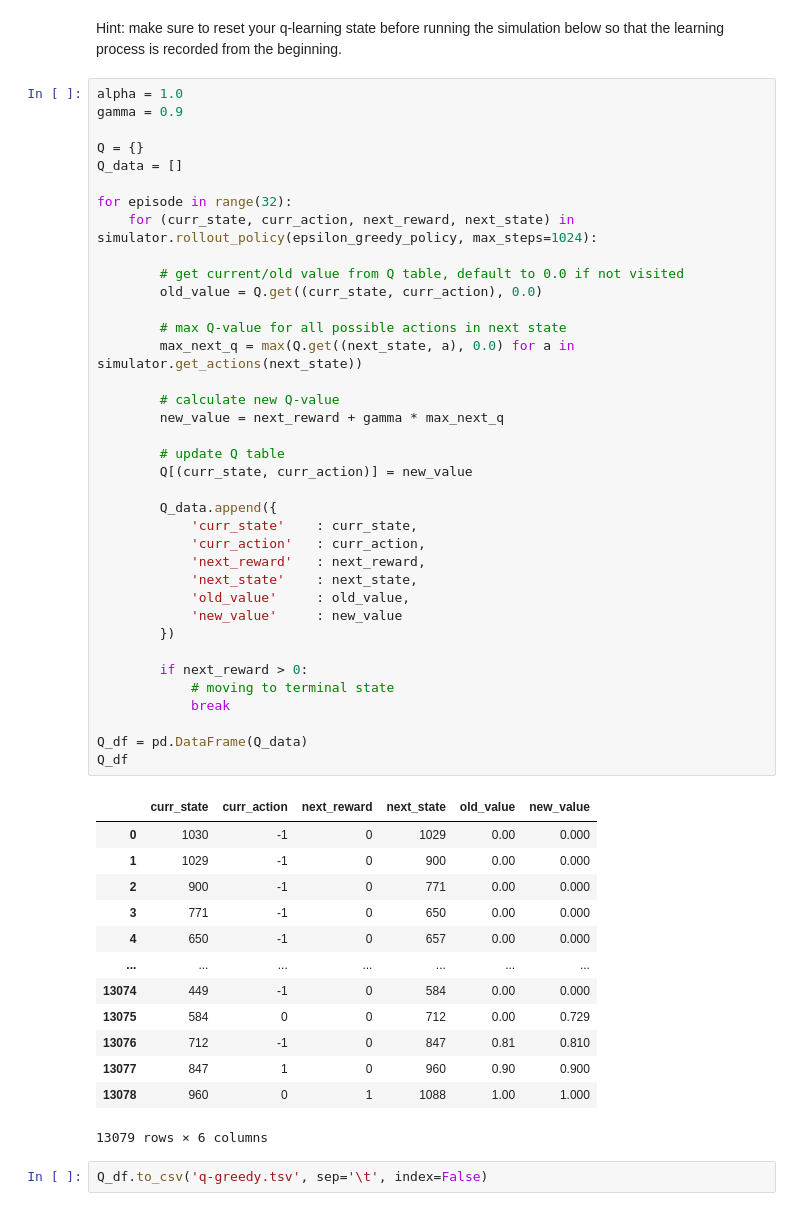
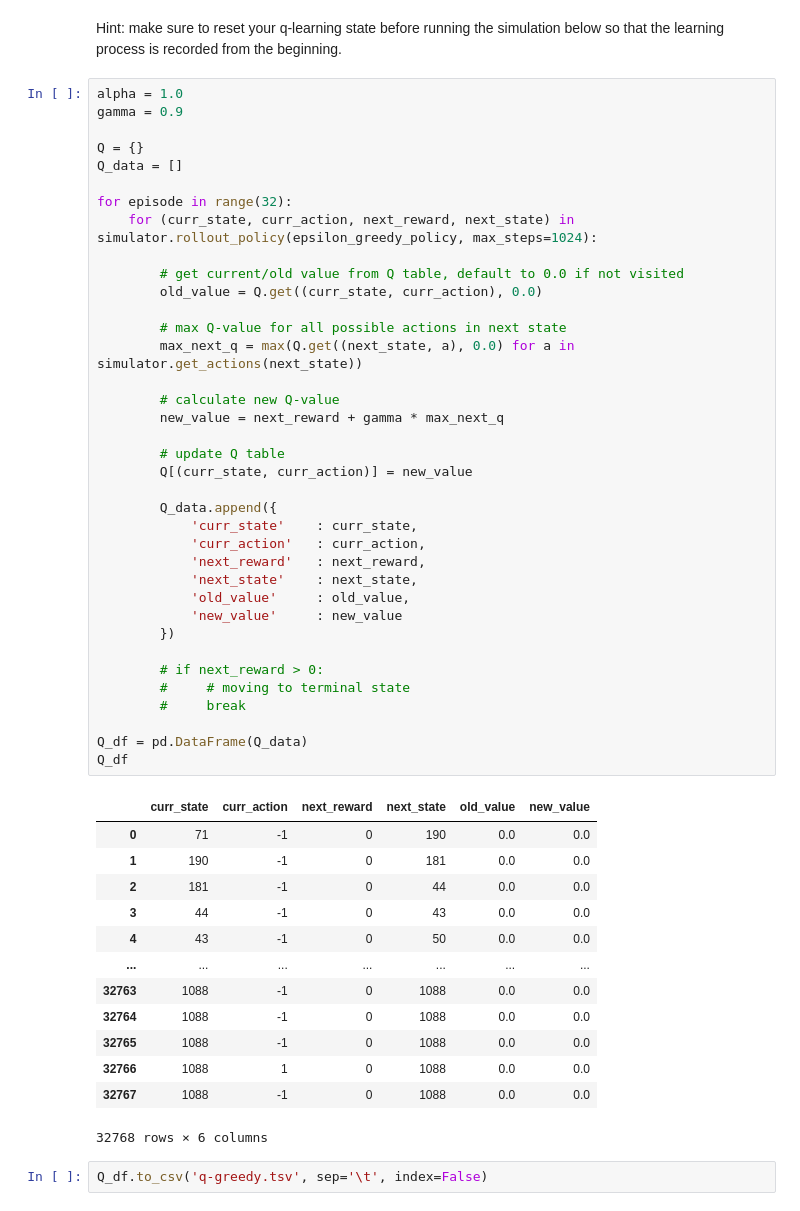
Before and after one commit to aidandig/dx704-project-08, a Jupyter notebook: dx704-project-08.ipynb, the cells around one changed output. Cells and saved outputs as stored; diff of their text form.

Commit message:
P3 fix break

```diff
--- a/dx704-project-08.ipynb
+++ b/dx704-project-08.ipynb
@@ -252,48 +252,48 @@ Q_data = []
 
 for episode in range(32):
     for (curr_state, curr_action, next_reward, next_state) in simulator.rollout_policy(epsilon_greedy_policy, max_steps=1024):
 
         # get current/old value from Q table, default to 0.0 if not visited
         old_value = Q.get((curr_state, curr_action), 0.0)
 
         # max Q-value for all possible actions in next state
         max_next_q = max(Q.get((next_state, a), 0.0) for a in simulator.get_actions(next_state))
 
         # calculate new Q-value
         new_value = next_reward + gamma * max_next_q
 
         # update Q table
         Q[(curr_state, curr_action)] = new_value
 
         Q_data.append({
             'curr_state'    : curr_state,
             'curr_action'   : curr_action,
             'next_reward'   : next_reward,
             'next_state'    : next_state,
             'old_value'     : old_value,
             'new_value'     : new_value
         })
 
-        if next_reward > 0:
-            # moving to terminal state
-            break
+        # if next_reward > 0:
+        #     # moving to terminal state
+        #     break
 
 Q_df = pd.DataFrame(Q_data)
 Q_df
 # %% [output]
 |  | curr_state | curr_action | next_reward | next_state | old_value | new_value |
-| 0 | 1030 | -1 | 0 | 1029 | 0.00 | 0.000 |
-| 1 | 1029 | -1 | 0 | 900 | 0.00 | 0.000 |
-| 2 | 900 | -1 | 0 | 771 | 0.00 | 0.000 |
-| 3 | 771 | -1 | 0 | 650 | 0.00 | 0.000 |
-| 4 | 650 | -1 | 0 | 657 | 0.00 | 0.000 |
+| 0 | 71 | -1 | 0 | 190 | 0.0 | 0.0 |
+| 1 | 190 | -1 | 0 | 181 | 0.0 | 0.0 |
+| 2 | 181 | -1 | 0 | 44 | 0.0 | 0.0 |
+| 3 | 44 | -1 | 0 | 43 | 0.0 | 0.0 |
+| 4 | 43 | -1 | 0 | 50 | 0.0 | 0.0 |
 | ... | ... | ... | ... | ... | ... | ... |
-| 13074 | 449 | -1 | 0 | 584 | 0.00 | 0.000 |
-| 13075 | 584 | 0 | 0 | 712 | 0.00 | 0.729 |
-| 13076 | 712 | -1 | 0 | 847 | 0.81 | 0.810 |
-| 13077 | 847 | 1 | 0 | 960 | 0.90 | 0.900 |
-| 13078 | 960 | 0 | 1 | 1088 | 1.00 | 1.000 |
+| 32763 | 1088 | -1 | 0 | 1088 | 0.0 | 0.0 |
+| 32764 | 1088 | -1 | 0 | 1088 | 0.0 | 0.0 |
+| 32765 | 1088 | -1 | 0 | 1088 | 0.0 | 0.0 |
+| 32766 | 1088 | 1 | 0 | 1088 | 0.0 | 0.0 |
+| 32767 | 1088 | -1 | 0 | 1088 | 0.0 | 0.0 |
-13079 rows × 6 columns
+32768 rows × 6 columns
 # %%
 Q_df.to_csv('q-greedy.tsv', sep='\t', index=False)
 # %% [markdown]
```
Also changed, not shown: parts of 5 cells of this notebook, 5 other files.
